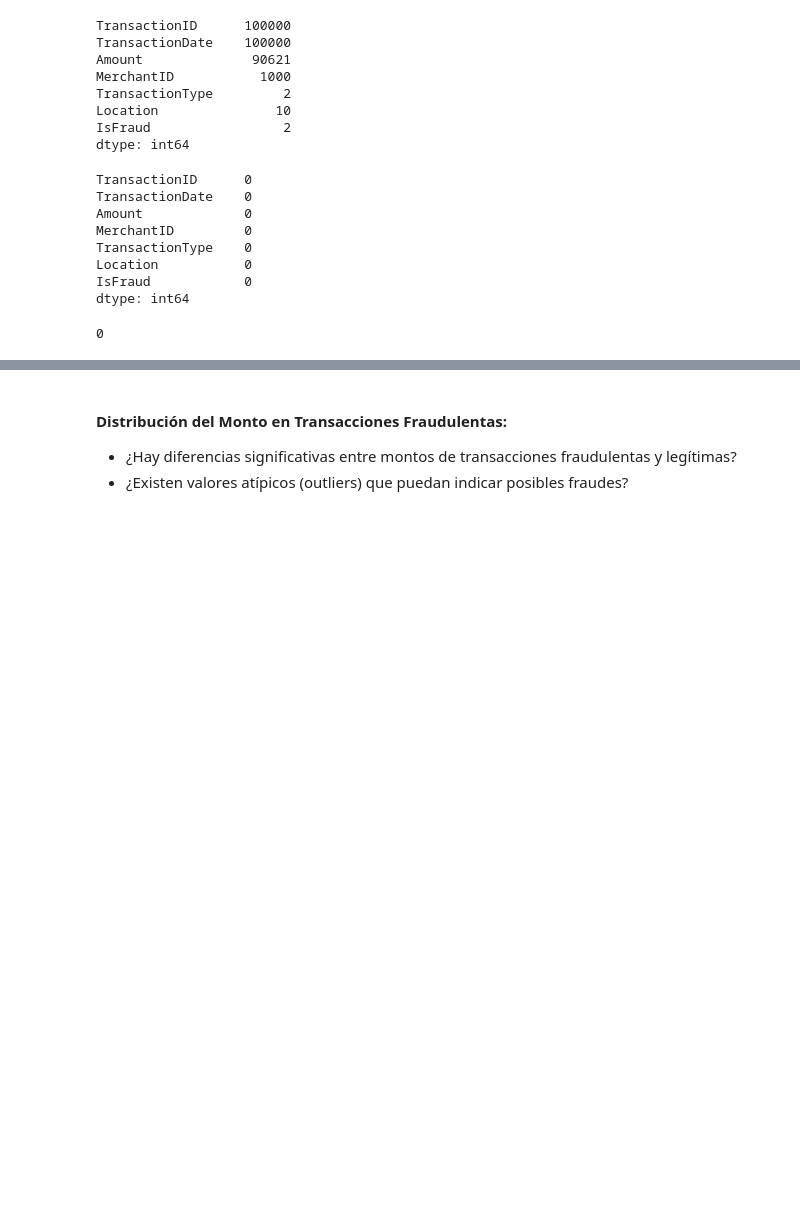
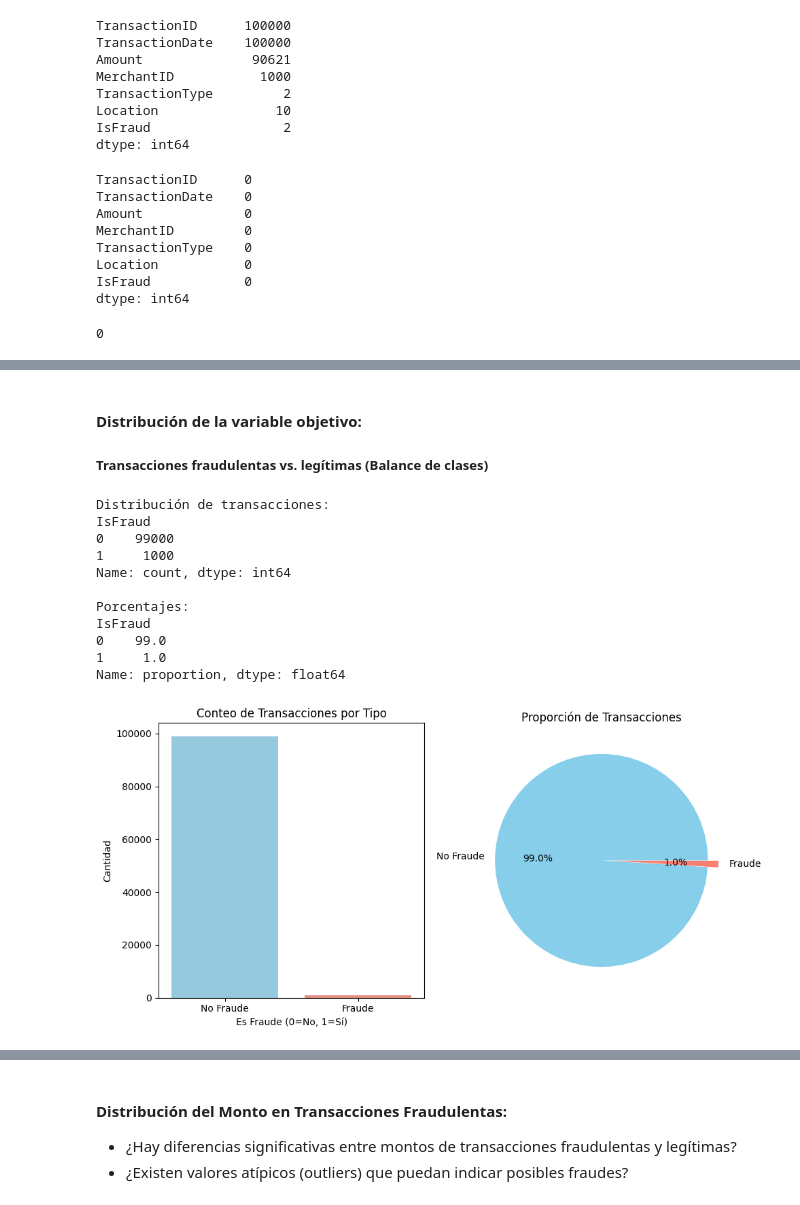
Before and after one commit to angemaria25/credit-card-fraud-detection, a Jupyter notebook: main.ipynb, the cells around one changed output, grey strips where cells are left out. Saved outputs shown, nothing was run; the diff lists cells and outputs as text; code cells hidden in the pictures; blank space fills up the shorter version.

```diff
--- a/main.ipynb
+++ b/main.ipynb
@@ -90,4 +80,0 @@ Convertir **TransactionDate** a datetime y extraer información útil como hora,
-# %%
-data['TransactionDate'] = pd.to_datetime(data['TransactionDate'], errors='coerce')
-data['Hour'] = data['TransactionDate'].dt.hour
-data['DayOfWeek'] = data['TransactionDate'].dt.dayofweek
@@ -97,2 +80,0 @@ Variables como **TransactionType**, **Location**, **MerchantID** deben convertir
-# %%
-data = pd.get_dummies(data, columns=['TransactionType', 'Location'], drop_first=True)
@@ -125,4 +81 @@ Sobre todo útil si usarás modelos sensibles a escala (SVM, KNN, regresión log
-# %%
-scaler = StandardScaler()
-data['Amount_scaled'] = scaler.fit_transform(data[['Amount']])
 # %% [markdown]
@@ -142,0 +95,39 @@ data.describe()
+# %% [markdown]
+####  Distribución de la variable objetivo:
+##### Transacciones fraudulentas vs. legítimas  (**Balance de clases**)
+# %%
+fraud_count = data['IsFraud'].value_counts()
+fraud_percentage = data['IsFraud'].value_counts(normalize=True) * 100
+
+print("Distribución de transacciones:")
+print(fraud_count)
+print("\nPorcentajes:")
+print(fraud_percentage)
+
+plt.figure(figsize=(10, 5))
+plt.subplot(1, 2, 1)
+sns.countplot(x='IsFraud', data=data, hue='IsFraud', palette=['skyblue', 'salmon'], legend=False)
+plt.title('Conteo de Transacciones por Tipo')
+plt.xlabel('Es Fraude (0=No, 1=Sí)')
+plt.ylabel('Cantidad')
+plt.xticks([0, 1], ['No Fraude', 'Fraude'])  # Hacemos las etiquetas más descriptivas
+
+plt.subplot(1, 2, 2)
+plt.pie(fraud_count, labels=['No Fraude', 'Fraude'], autopct='%1.1f%%',
+        colors=['skyblue', 'salmon'], explode=(0, 0.1))
+plt.title('Proporción de Transacciones')
+plt.tight_layout()
+plt.show()
+# %% [output]
+Distribución de transacciones:
+IsFraud
+0    99000
+1     1000
+Name: count, dtype: int64
+
+Porcentajes:
+IsFraud
+0    99.0
+1     1.0
+Name: proportion, dtype: float64
+[figure, added]
```
Also changed, not shown: parts of 64 cells of this notebook.
